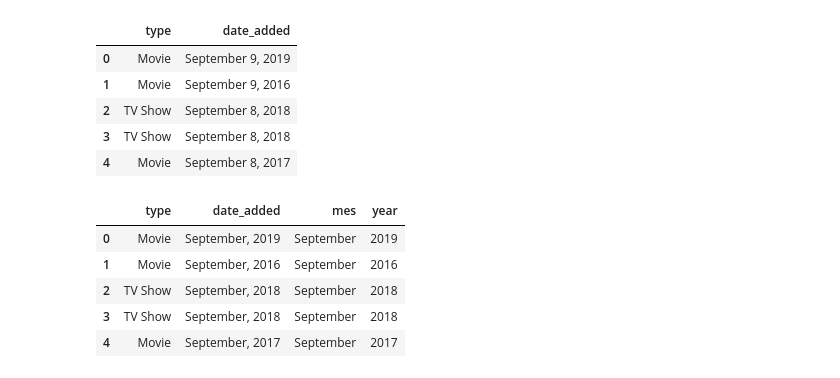
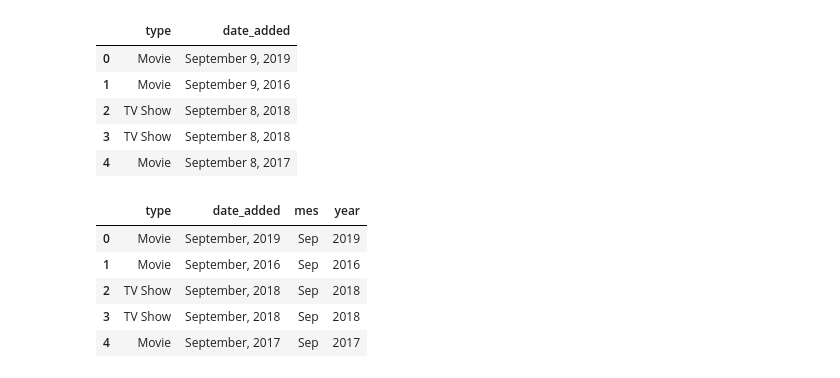
Before and after one commit to Jotivirix/Datamining_UFV, a Jupyter notebook: Lab1/entregable2/Lab1-Entregable2.ipynb, the cells around one changed output. Drawn from its saved outputs; the diff is of its cells as text; code cells hidden in the pictures.

```diff
--- a/Lab1/entregable2/Lab1-Entregable2.ipynb
+++ b/Lab1/entregable2/Lab1-Entregable2.ipynb
@@ -456,20 +456,20 @@ for month in meses_cast:
 # %%
 #Añadimos el mes y el año casteado al dataframe (Mes, Año)
 df_netflix3['date_added'] = meses
 soloMeses = []
 soloAnios = []
 for mes in meses:
-    soloMeses.append(mes[:-6])
+    soloMeses.append(mes[0:3])
     soloAnios.append(mes[-4:])
 #Nos quedamos con años y meses separados
 #Reconstruimos el dataset con meses y años separados
 df_netflix3['mes'] = soloMeses
 df_netflix3['year'] = soloAnios
 df_netflix3.head()
 # %% [output]
 |  | type | date_added | mes | year |
-| 0 | Movie | September, 2019 | September | 2019 |
-| 1 | Movie | September, 2016 | September | 2016 |
-| 2 | TV Show | September, 2018 | September | 2018 |
-| 3 | TV Show | September, 2018 | September | 2018 |
-| 4 | Movie | September, 2017 | September | 2017 |
+| 0 | Movie | September, 2019 | Sep | 2019 |
+| 1 | Movie | September, 2016 | Sep | 2016 |
+| 2 | TV Show | September, 2018 | Sep | 2018 |
+| 3 | TV Show | September, 2018 | Sep | 2018 |
+| 4 | Movie | September, 2017 | Sep | 2017 |
```
Also changed, not shown: parts of 14 cells of this notebook, 2 other files.
